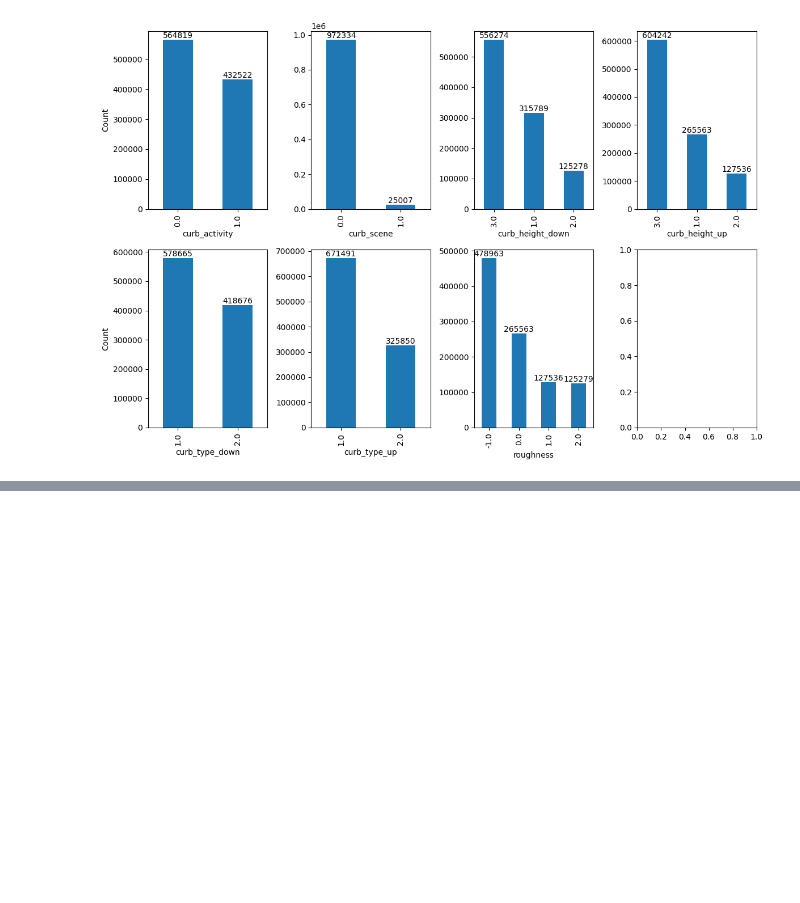
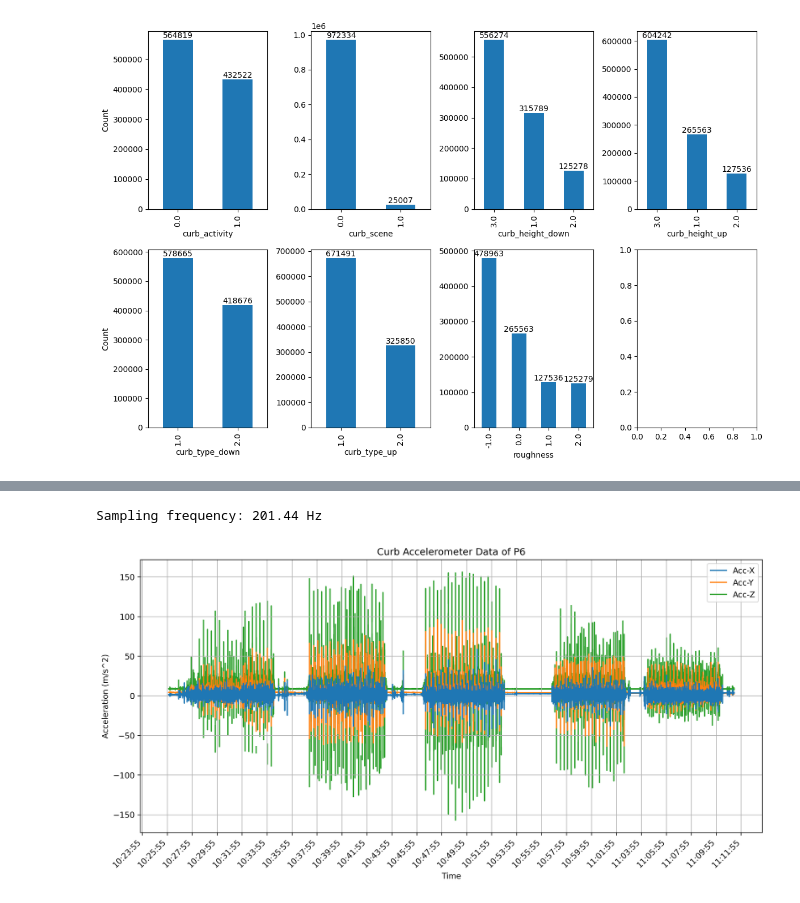
Before and after one commit to Ziyi-star/Bachelorarbeit, a Jupyter notebook: notebooks/data_visualization/curb.ipynb, the cells around one changed output, grey strips where cells are left out. Saved outputs shown, nothing was run; the diff lists cells and outputs as text; code cells hidden in the pictures; blank space fills up the shorter version.

```diff
--- a/notebooks/data_visualization/curb.ipynb
+++ b/notebooks/data_visualization/curb.ipynb
@@ -86,0 +82,8 @@ plot_accelerometer_data(df_one, name='Curb Accelerometer Data of P3')
+# %%
+# P6
+df_P6 = pd.read_csv('../../data/Curb/P6/handlebar/Accelerometer/Accelerometer_data_merged_ESP1.csv')
+print_sampling_frequency(df_P6, timestamp_col='NTP')
+plot_accelerometer_data(df_P6, name='Curb Accelerometer Data of P6')
+# %% [output]
+Sampling frequency: 201.44 Hz
+[figure, added]
```
Also changed, not shown: parts of 6 cells of this notebook.
